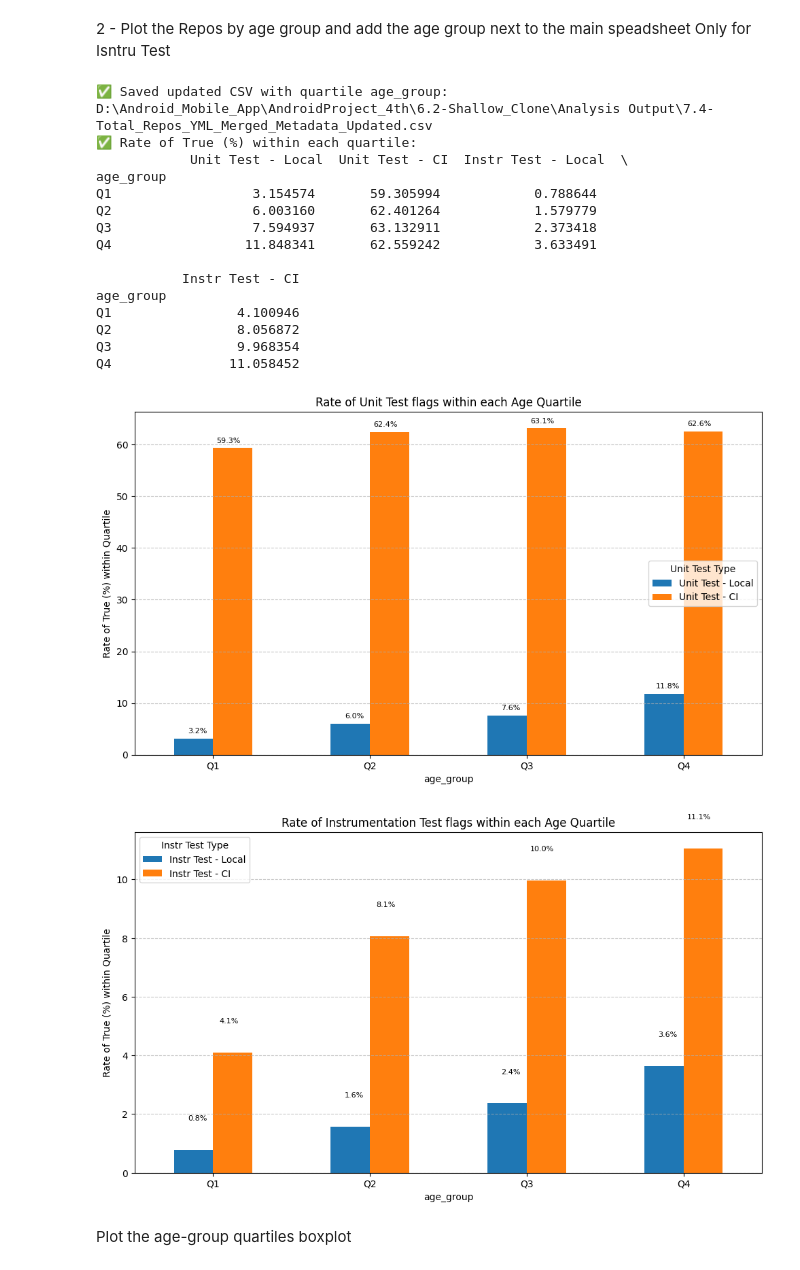
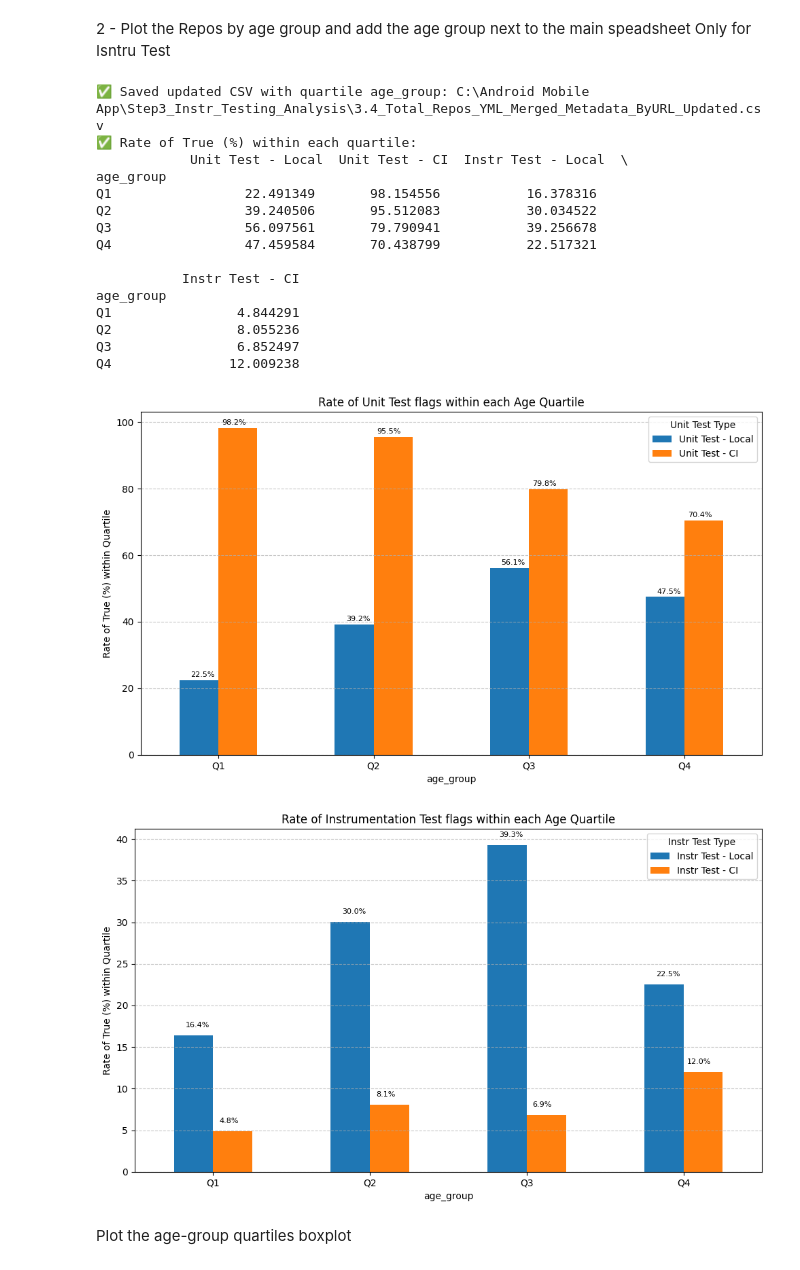
Before and after one commit to behnamparsa/Android-Mobile-Apps, a Jupyter notebook: Type 1 - 3.6.Descriptive statistics.ipynb, the cells around one changed output. Saved outputs shown, nothing was run; the diff lists cells and outputs as text; code cells hidden in the pictures.

```diff
--- a/Type 1 - 3.6.Descriptive statistics.ipynb
+++ b/Type 1 - 3.6.Descriptive statistics.ipynb
@@ -6,7 +6,7 @@ import matplotlib.pyplot as plt
 import numpy as np
 
 # === CONFIG ===
-file_path = r"D:\Android_Mobile_App\AndroidProject_4th\6.2-Shallow_Clone\Analysis Output\7.4-Total_Repos_YML_Merged_Metadata_Updated.csv"
+file_path = r"C:\Android Mobile App\Step3_Instr_Testing_Analysis\3.4_Total_Repos_YML_Merged_Metadata_ByURL_Updated.csv"
 
 # === LOAD ===
 df = pd.read_csv(file_path)
@@ -121,7 +121,7 @@ import matplotlib.pyplot as plt
 import numpy as np
 
 # === CONFIG ===
-file_path = r"D:\Android_Mobile_App\AndroidProject_4th\6.2-Shallow_Clone\Analysis Output\7.4-Total_Repos_YML_Merged_Metadata_Updated.csv"
+file_path = r"C:\Android Mobile App\Step3_Instr_Testing_Analysis\3.4_Total_Repos_YML_Merged_Metadata_ByURL_Updated.csv"
 
 # === LOAD ===
 df = pd.read_csv(file_path)
@@ -183,44 +183,44 @@ ax1.grid(axis="y", linestyle="--", alpha=0.7)
 # Add labels
 for i, quartile in enumerate(unit_rate_df.index):
     for j, value in enumerate(unit_rate_df.loc[quartile]):
         ax1.text(i + j * 0.2 - 0.1, value + 1, f"{value:.1f}%", ha="center", fontsize=8)
 
 plt.tight_layout()
 plt.show()
 
 # === Plot Instr Tests ===
 ax2 = instr_rate_df.plot(kind="bar", figsize=(10, 6))
 ax2.set_ylabel("Rate of True (%) within Quartile")
 ax2.set_title("Rate of Instrumentation Test flags within each Age Quartile")
 ax2.set_xticklabels(instr_rate_df.index, rotation=0)
 ax2.legend(title="Instr Test Type")
 ax2.grid(axis="y", linestyle="--", alpha=0.7)
 
 # Add labels
 for i, quartile in enumerate(instr_rate_df.index):
     for j, value in enumerate(instr_rate_df.loc[quartile]):
         ax2.text(i + j * 0.2 - 0.1, value + 1, f"{value:.1f}%", ha="center", fontsize=8)
 
 plt.tight_layout()
 plt.show()
 # %% [output]
-✅ Saved updated CSV with quartile age_group: D:\Android_Mobile_App\AndroidProject_4th\6.2-Shallow_Clone\Analysis Output\7.4-Total_Repos_YML_Merged_Metadata_Updated.csv
+✅ Saved updated CSV with quartile age_group: C:\Android Mobile App\Step3_Instr_Testing_Analysis\3.4_Total_Repos_YML_Merged_Metadata_ByURL_Updated.csv
 ✅ Rate of True (%) within each quartile:
             Unit Test - Local  Unit Test - CI  Instr Test - Local  \
 age_group
-Q1                  3.154574       59.305994            0.788644
-Q2                  6.003160       62.401264            1.579779
-Q3                  7.594937       63.132911            2.373418
-Q4                 11.848341       62.559242            3.633491
+Q1                 22.491349       98.154556           16.378316
+Q2                 39.240506       95.512083           30.034522
+Q3                 56.097561       79.790941           39.256678
+Q4                 47.459584       70.438799           22.517321
 
            Instr Test - CI
 age_group
-Q1                4.100946
-Q2                8.056872
-Q3                9.968354
-Q4               11.058452
+Q1                4.844291
+Q2                8.055236
+Q3                6.852497
+Q4               12.009238
-[figure, old version]
+[figure, new version]
-[figure, old version]
+[figure, new version]
 # %% [markdown]
 Plot the age-group quartiles boxplot
 # %% [markdown]
```
Also changed, not shown: parts of 1 cell of this notebook.
